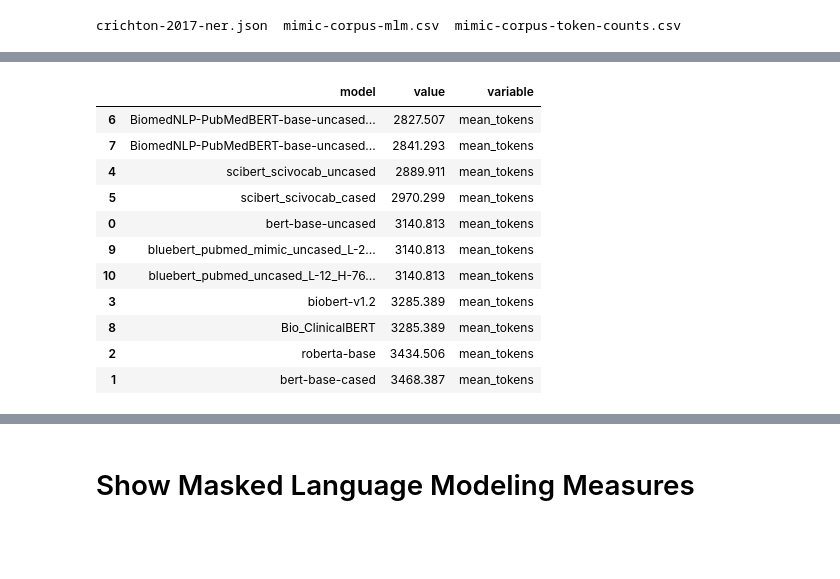
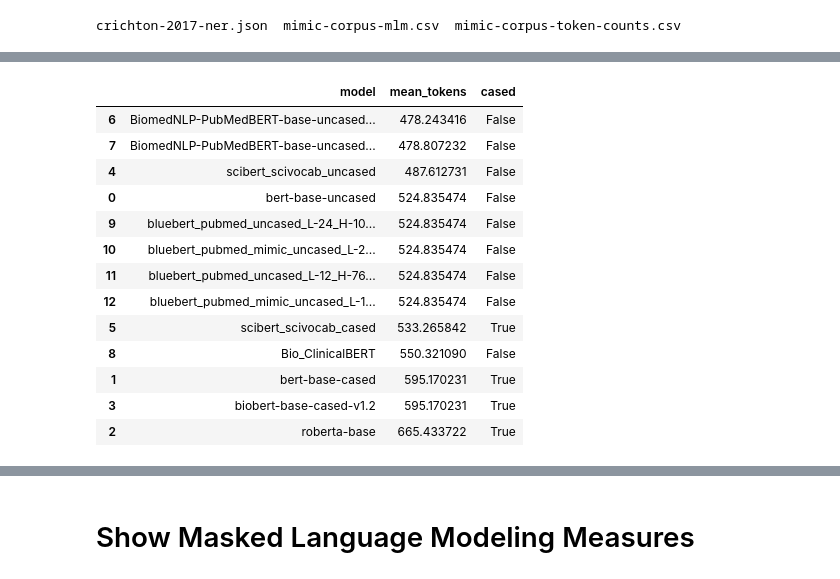
Before and after one commit to galtay/eval_bio_lms, a Jupyter notebook: notebooks/plot_results.ipynb, the cells around one changed output, grey strips where cells are left out. Cells and saved outputs as stored; diff of their text form; code cells hidden in the pictures; blank space fills up the shorter version.

```diff
--- a/notebooks/plot_results.ipynb
+++ b/notebooks/plot_results.ipynb
@@ -5,3 +7,5 @@ import plotly.express as px
+# %%
+MODEL_NAME_TO_DEF = {model_def["name"]: model_def for model_def in MODEL_DEFS}
 # %% [markdown]
 # Show Token Count Measures
 # %%
@@ -29,21 +33,21 @@ df_tok_counts
 # %%
-df_mean = df_tok_counts.mean().to_frame('value').reset_index().rename(columns={'index': 'model'})
-df_mean['variable'] = 'mean_tokens'
-
-df_plt = df_mean
-df_plt = df_plt.sort_values(['variable', 'value'])
+df_plt = df_tok_counts.mean().to_frame('mean_tokens').reset_index().rename(columns={'index': 'model'})
+df_plt = df_plt.sort_values("mean_tokens")
+df_plt["cased"] = df_plt["model"].apply(lambda x: MODEL_NAME_TO_DEF[x]["cased"])
 df_plt
 # %% [output]
-|  | model | value | variable |
-| 6 | BiomedNLP-PubMedBERT-base-uncased... | 2827.507 | mean_tokens |
-| 7 | BiomedNLP-PubMedBERT-base-uncased... | 2841.293 | mean_tokens |
-| 4 | scibert_scivocab_uncased | 2889.911 | mean_tokens |
-| 5 | scibert_scivocab_cased | 2970.299 | mean_tokens |
-| 0 | bert-base-uncased | 3140.813 | mean_tokens |
-| 9 | bluebert_pubmed_mimic_uncased_L-2... | 3140.813 | mean_tokens |
-| 10 | bluebert_pubmed_uncased_L-12_H-76... | 3140.813 | mean_tokens |
-| 3 | biobert-v1.2 | 3285.389 | mean_tokens |
-| 8 | Bio_ClinicalBERT | 3285.389 | mean_tokens |
-| 2 | roberta-base | 3434.506 | mean_tokens |
-| 1 | bert-base-cased | 3468.387 | mean_tokens |
+|  | model | mean_tokens | cased |
+| 6 | BiomedNLP-PubMedBERT-base-uncased... | 478.243416 | False |
+| 7 | BiomedNLP-PubMedBERT-base-uncased... | 478.807232 | False |
+| 4 | scibert_scivocab_uncased | 487.612731 | False |
+| 0 | bert-base-uncased | 524.835474 | False |
+| 9 | bluebert_pubmed_uncased_L-24_H-10... | 524.835474 | False |
+| 10 | bluebert_pubmed_mimic_uncased_L-2... | 524.835474 | False |
+| 11 | bluebert_pubmed_uncased_L-12_H-76... | 524.835474 | False |
+| 12 | bluebert_pubmed_mimic_uncased_L-1... | 524.835474 | False |
+| 5 | scibert_scivocab_cased | 533.265842 | True |
+| 8 | Bio_ClinicalBERT | 550.321090 | False |
+| 1 | bert-base-cased | 595.170231 | True |
+| 3 | biobert-base-cased-v1.2 | 595.170231 | True |
+| 2 | roberta-base | 665.433722 | True |
 # %%
```
Also changed, not shown: parts of 8 cells of this notebook, 5 other files.
